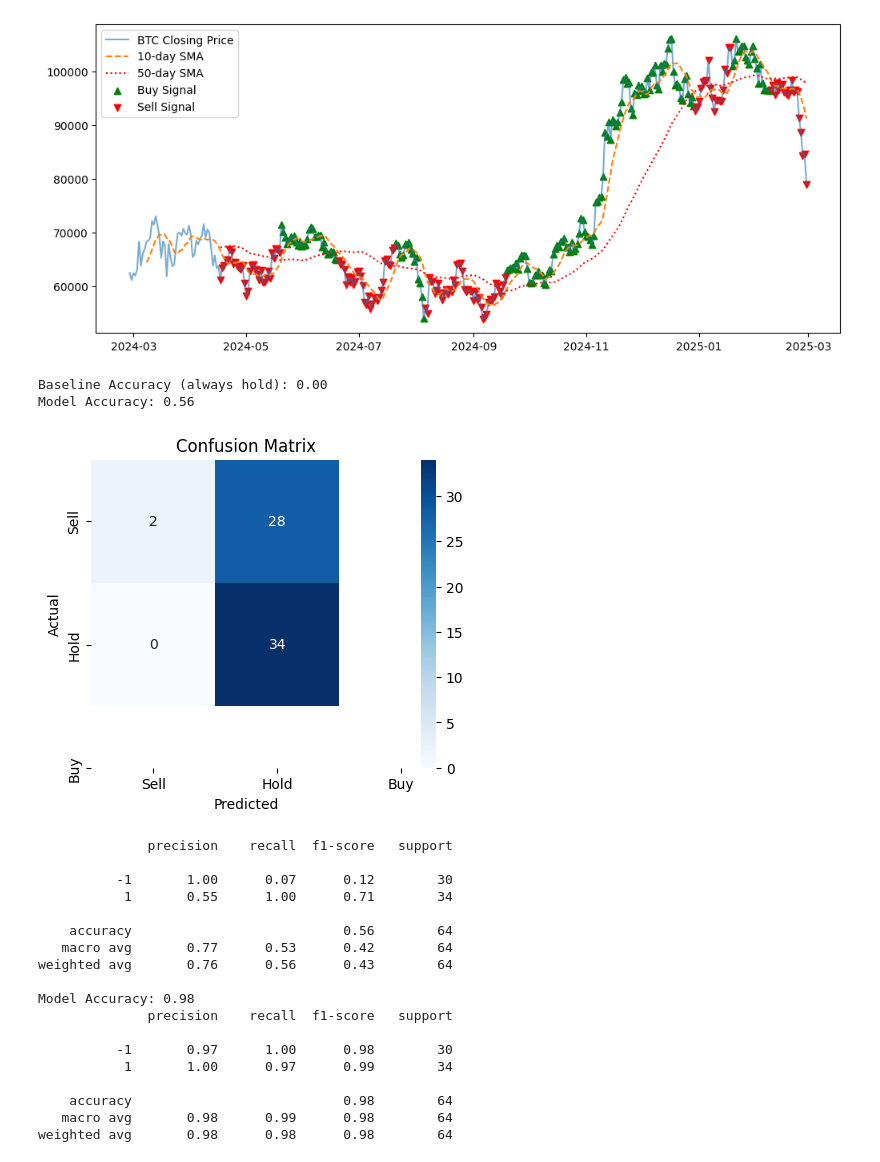
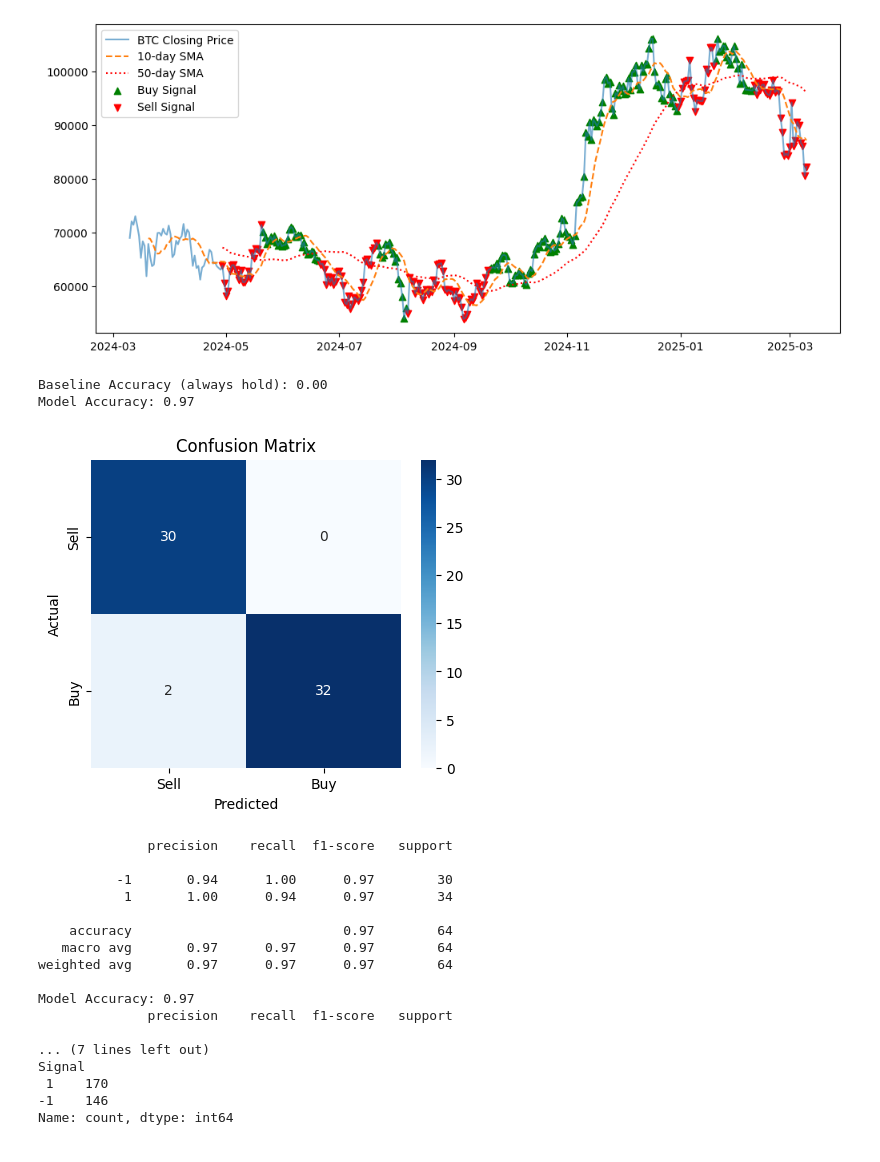
Before and after one commit to lupecs/cryptomystik-os, a Jupyter notebook: backend/cm_ml.ipynb, the cells around one changed output. Cells and saved outputs as stored; diff of their text form; code cells hidden in the pictures.

```diff
--- a/backend/cm_ml.ipynb
+++ b/backend/cm_ml.ipynb
@@ -26,10 +26,10 @@ btc_data.head()
 
 # Basic Moving Average Model
 # 10-day SMA
-btc_data["SMA_10"] = btc_data["Close"].rolling(window=10).mean()  # 10-day SMA
+btc_data["SMA_10"] = btc_data["Close"].rolling(window=10).mean().shift(1)  # 10-day SMA
 
 # 50-day SMA
-btc_data["SMA_50"] = btc_data["Close"].rolling(window=50).mean()  # 50-day SMA
+btc_data["SMA_50"] = btc_data["Close"].rolling(window=50).mean().shift(1)  # 50-day SMA
 
 # Plot prices and SMAs
 plt.figure(figsize=(12,5))
@@ -59,7 +59,7 @@ plt.show()
 
 # Prepare Data for ML
 btc_data["Price Change"] = btc_data["Close"].pct_change()  # Daily Price Change
-btc_data["Volatility"] = btc_data["Close"].rolling(window=10).std()  # 10-day Volatility
+btc_data["Volatility"] = btc_data["Close"].rolling(window=10).std().shift(1)   # 10-day Volatility
 btc_data.dropna(inplace=True)  # Drop NaN values
 
 # Select features for ML
@@ -71,7 +71,7 @@ y = btc_data["Signal"]
 btc_data.head()
 
 # Split Data
-X_train, X_test, y_train, y_test = train_test_split(X, y, test_size=0.2, random_state=42, stratify=y)
+X_train, X_test, y_train, y_test = train_test_split(x, y, test_size=0.2, random_state=42, stratify=y)
 
 # TESTING
 # Dummy Baseline
@@ -79,15 +79,25 @@ y_dummy = [0] * len(y_test)
 baseline_accuracy = accuracy_score(y_test, y_dummy)
 print(f"Baseline Accuracy (always hold): {baseline_accuracy:.2f}")
 
+
+# Scale Features
+scaler = StandardScaler()
+X_train_scaled = scaler.fit_transform(X_train)
+X_test_scaled = scaler.transform(X_test)
+
+# Train Logistic Regression Model
+model = LogisticRegression(class_weight="balanced")
+model.fit(X_train_scaled, y_train)
+
 # Model Evaluation
-y_pred = model.predict(X_test)
+y_pred = model.predict(X_test_scaled) # Make Predictions
 accuracy = accuracy_score(y_test, y_pred)
 print(f"Model Accuracy: {accuracy:.2f}")
 
 # Confusion Matrix
 cm = confusion_matrix(y_test, y_pred)
 plt.figure(figsize=(5,4))
-sns.heatmap(cm, annot=True, fmt='d', cmap='Blues', xticklabels=["Sell", "Hold", "Buy"], yticklabels=["Sell", "Hold", "Buy"])
+sns.heatmap(cm, annot=True, fmt='d', cmap='Blues', xticklabels=["Sell", "Buy"], yticklabels=["Sell", "Buy"])
 plt.xlabel("Predicted")
 plt.ylabel("Actual")
 plt.title("Confusion Matrix")
@@ -98,22 +108,12 @@ print(classification_report(y_test, y_pred))
 
 btc_data.head()
 
-# Scale Features
-scaler = StandardScaler()
-X_train_scaled = scaler.fit_transform(X_train)
-X_test_scaled = scaler.transform(X_test)
-
-# Train Logistic Regression Model
-model = LogisticRegression()
-model.fit(X_train_scaled, y_train)
-
-# Make Predictions
-y_pred = model.predict(X_test_scaled)
-
 # Evaluate Model
 accuracy = accuracy_score(y_test, y_pred)
 print(f"Model Accuracy: {accuracy:.2f}")
 
 # Detailed Classification Report
 print(classification_report(y_test, y_pred))
+
+print(y.value_counts())
 # %% [output]
@@ -122,22 +122,21 @@ print(classification_report(y_test, y_pred))
-[figure, old version]
+[figure, new version]
 Baseline Accuracy (always hold): 0.00
-Model Accuracy: 0.56
+Model Accuracy: 0.97
-[figure, old version]
+[figure, new version]
               precision    recall  f1-score   support
 
-          -1       1.00      0.07      0.12        30
-           1       0.55      1.00      0.71        34
+          -1       0.94      1.00      0.97        30
+           1       1.00      0.94      0.97        34
 
-    accuracy                           0.56        64
-   macro avg       0.77      0.53      0.42        64
-weighted avg       0.76      0.56      0.43        64
+    accuracy                           0.97        64
+   macro avg       0.97      0.97      0.97        64
+weighted avg       0.97      0.97      0.97        64
 
-Model Accuracy: 0.98
+Model Accuracy: 0.97
               precision    recall  f1-score   support
 
-          -1       0.97      1.00      0.98        30
-           1       1.00      0.97      0.99        34
-
-    accuracy                           0.98        64
-   macro avg       0.98      0.99      0.98        64
-weighted avg       0.98      0.98      0.98        64
+... (7 lines left out)
+Signal
+ 1    170
+-1    146
+Name: count, dtype: int64
```
Also changed, not shown: parts of 1 cell of this notebook, 2 other files.
